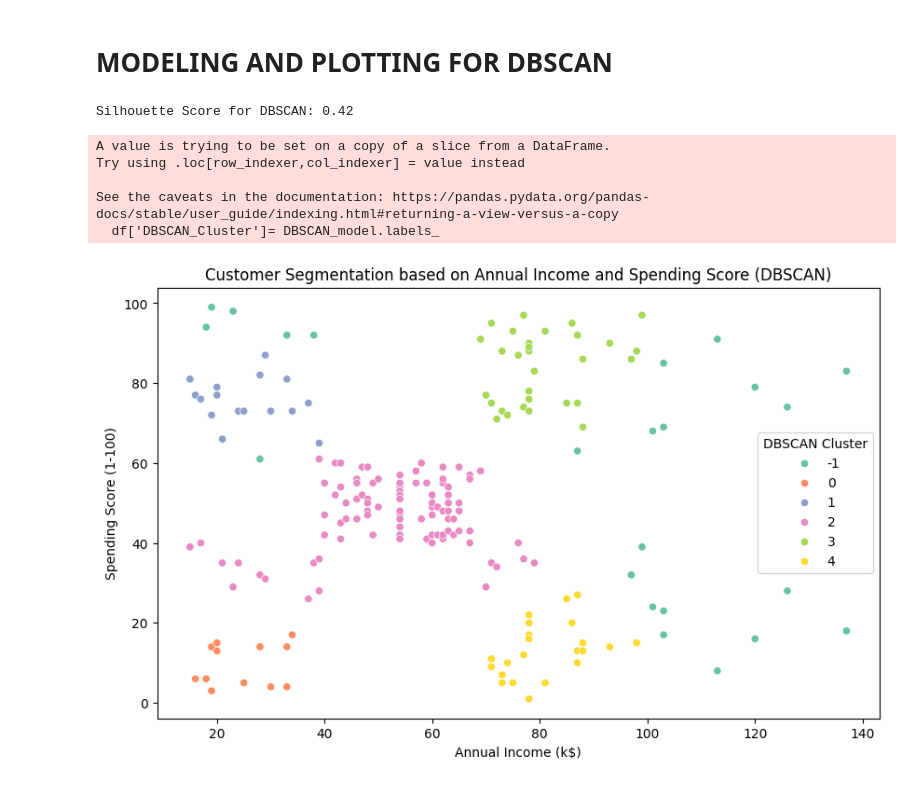
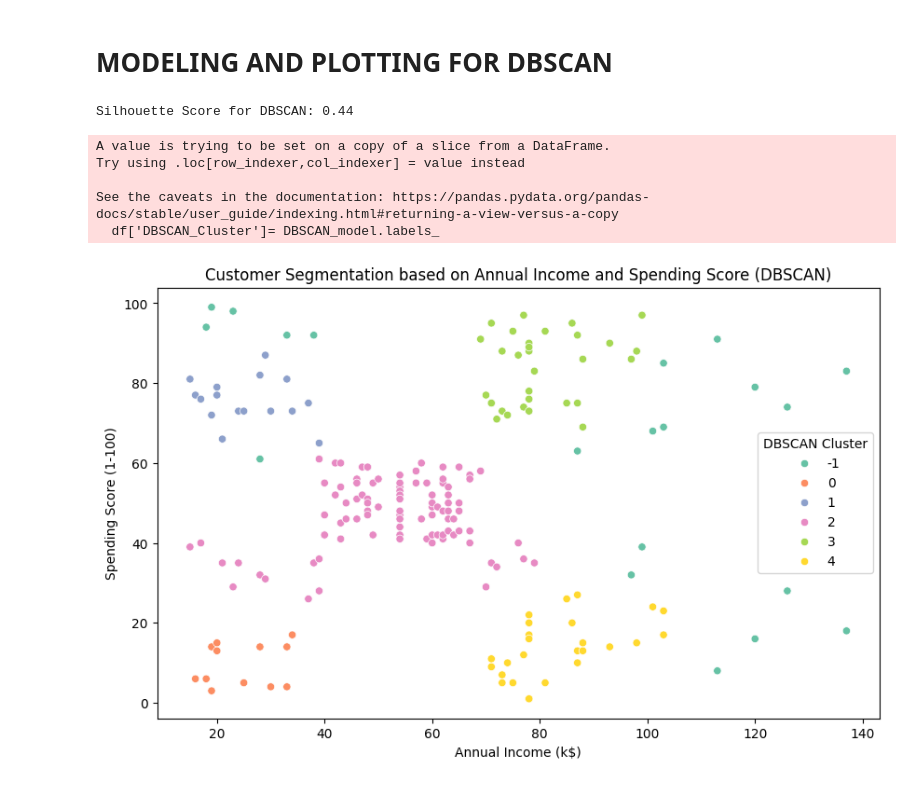
Before and after one commit to ricardobgpereira/customer-segmentation-clustering, a Jupyter notebook: notebooks/clustering_analysis.ipynb, the cells around one changed output. Saved outputs shown, nothing was run; the diff lists cells and outputs as text; code cells hidden in the pictures.

```diff
--- a/notebooks/clustering_analysis.ipynb
+++ b/notebooks/clustering_analysis.ipynb
@@ -65,8 +86,8 @@ plt.show()
 # %%
 #model training and evaluation
 kmeans = KMeans(n_clusters=5, random_state=42)
-kmeans.fit(df)
-silhouette_avg = silhouette_score(df, kmeans.labels_)
+kmeans.fit(df_scaled)
+silhouette_avg = silhouette_score(df_scaled, kmeans.labels_)
 print(f'Silhouette Score for KMeans: {silhouette_avg:.2f}')
 
 
@@ -123,27 +145,27 @@ plt.show()
 # %% [markdown]
 # MODELING AND PLOTTING FOR DBSCAN
 # %%
-DBSCAN_model = DBSCAN(eps=10, min_samples=7)
-DBSCAN_model.fit(df)
-silhouette_avg_dbscan = silhouette_score(df, DBSCAN_model.labels_)
+DBSCAN_model = DBSCAN(eps=0.39, min_samples=7)
+DBSCAN_model.fit(df_scaled)
+silhouette_avg_dbscan = silhouette_score(df_scaled, DBSCAN_model.labels_)
 print(f'Silhouette Score for DBSCAN: {silhouette_avg_dbscan:.2f}')
 
 df['DBSCAN_Cluster']= DBSCAN_model.labels_
 plt.figure(figsize=(10,6))
 sns.scatterplot(data=df, x='Annual Income (k$)', y='Spending Score (1-100)', hue='DBSCAN_Cluster', palette='Set2')
 plt.title('Customer Segmentation based on Annual Income and Spending Score (DBSCAN)')
 plt.xlabel('Annual Income (k$)')
 plt.ylabel('Spending Score (1-100)')
 plt.legend(title='DBSCAN Cluster')
 plt.show()
 # %% [output]
-Silhouette Score for DBSCAN: 0.42
+Silhouette Score for DBSCAN: 0.44
 A value is trying to be set on a copy of a slice from a DataFrame.
 Try using .loc[row_indexer,col_indexer] = value instead
 
 See the caveats in the documentation: https://pandas.pydata.org/pandas-docs/stable/user_guide/indexing.html#returning-a-view-versus-a-copy
   df['DBSCAN_Cluster']= DBSCAN_model.labels_
-[figure, old version]
+[figure, new version]
 # %%
 labels = DBSCAN_model.labels_
 
```
Also changed, not shown: parts of 7 cells of this notebook, 4 other files.
